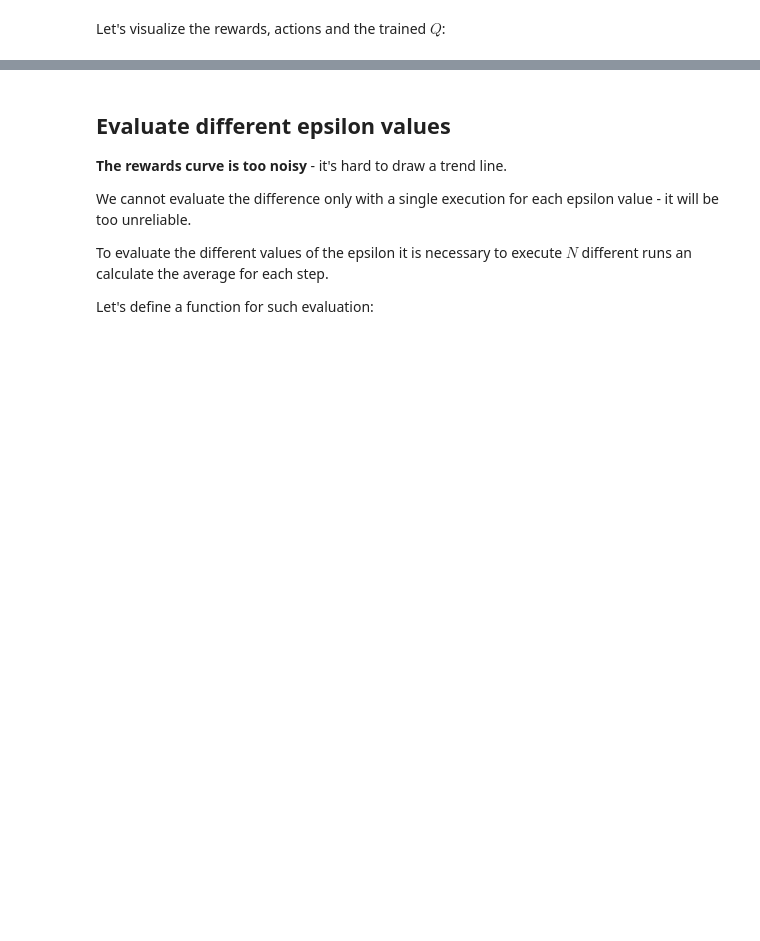
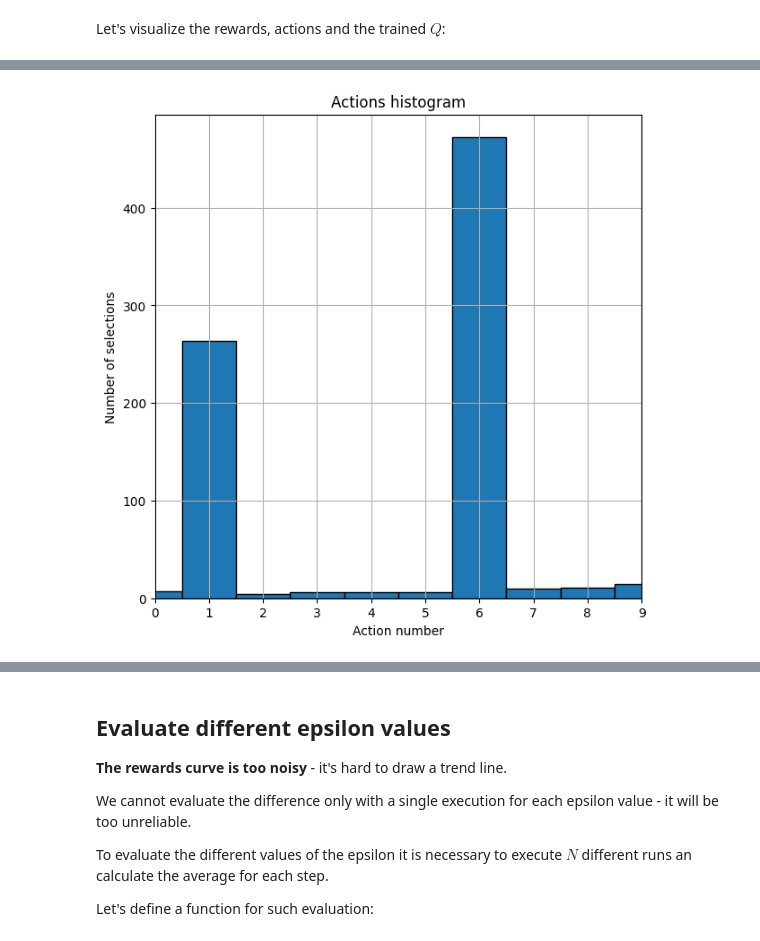
Before and after one commit to MichalMichniak/Sieci-Neuronowe, a Jupyter notebook: agh_ai_days_rl_intro_k_armed_bandits.ipynb, the cells around one changed output, grey strips where cells are left out. Saved outputs shown, nothing was run; the diff lists cells and outputs as text; code cells hidden in the pictures; blank space fills up the shorter version.

```diff
--- a/agh_ai_days_rl_intro_k_armed_bandits.ipynb
+++ b/agh_ai_days_rl_intro_k_armed_bandits.ipynb
@@ -294,32 +293,34 @@ f.show()
 # %%
 # Help values for setting up histograms (based on https://stackoverflow.com/questions/30112420/histogram-for-discrete-values-with-matplotlib)
 
 d = 1
 min_value = 0
 max_value = configuration["k"] - 1
 left_of_first_bin = min_value - float(d)/2
 right_of_last_bin = max_value + float(d)/2
 bins = np.arange(left_of_first_bin, right_of_last_bin + d, d)
 
 f, ax = plt.subplots(1, 1)
 
 f.set_figheight(7)
 f.set_figwidth(7)
 
 ax.set_xlim([min_value, max_value])
 
 # ---------------------------------------------------------------------------- #
 # TODO: Create a histogram of trajectory
-# ax.function(....., bins=bins, edgecolor = "black")
+ax.hist(trajectory, bins=bins, edgecolor = "black")
 
 # ---------------------------------------------------------------------------- #
 
 ax.set_xlabel("Action number")
 ax.set_ylabel("Number of selections")
 ax.set_title("Actions histogram")
 ax.grid(True)
 
 f.show()
+# %% [output]
+[figure, added]
 # %%
 # Compare Q with Q*
 size = bandit_env.k
```
Also changed, not shown: parts of 12 cells of this notebook.
